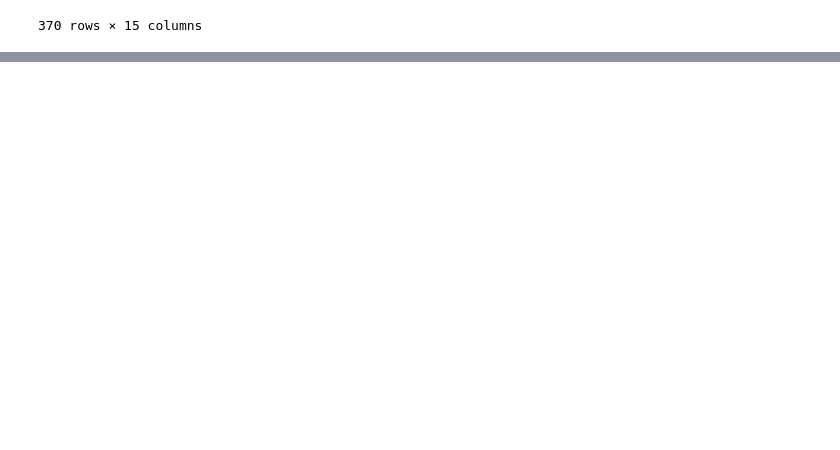
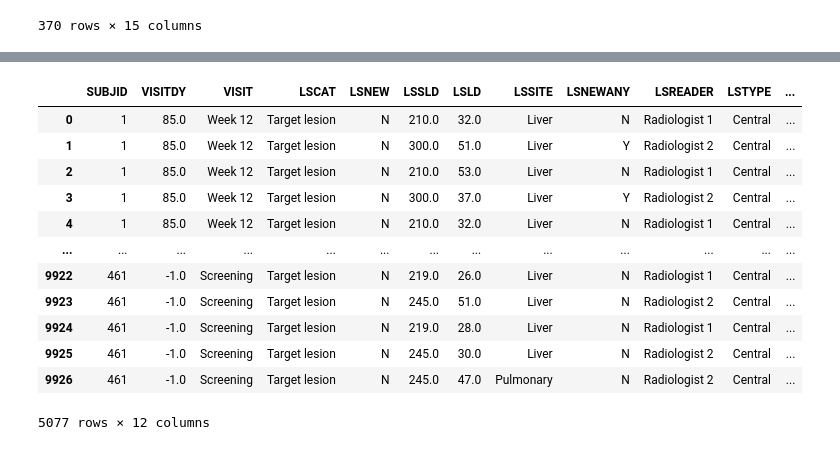
Before and after one commit to jinho3501/Panitumumab, a Jupyter notebook: 진호의 공간/data handling.ipynb, the cells around one changed output, grey strips where cells are left out. Drawn from its saved outputs; the diff is of its cells as text; code cells hidden in the pictures; blank space fills up the shorter version.

```diff
--- a/진호의 공간/data handling.ipynb
+++ b/진호의 공간/data handling.ipynb
@@ -394,0 +533,4 @@ bio_final
+# %%
+import pandas as pd
+
+adls = pd.read_csv('../csv_file/ADLS_PDS2019.csv')
@@ -394,0 +553,19 @@ bio_final
+# %%
+target = adls[adls['LSCAT']=='Target lesion'].copy()
+reader_rank = {'Radiologist 1': 1,'Radiologist 2':2,'Oncologist':3}
+target['_rank'] = target['LSREADER'].map(reader_rank)
+target
+# %% [output]
+|  | SUBJID | VISITDY | VISIT | LSCAT | LSNEW | LSSLD | LSLD | LSSITE | LSNEWANY | LSREADER | LSTYPE | ... |
+| 0 | 1 | 85.0 | Week 12 | Target lesion | N | 210.0 | 32.0 | Liver | N | Radiologist 1 | Central | ... |
+| 1 | 1 | 85.0 | Week 12 | Target lesion | N | 300.0 | 51.0 | Liver | Y | Radiologist 2 | Central | ... |
+| 2 | 1 | 85.0 | Week 12 | Target lesion | N | 210.0 | 53.0 | Liver | N | Radiologist 1 | Central | ... |
+| 3 | 1 | 85.0 | Week 12 | Target lesion | N | 300.0 | 37.0 | Liver | Y | Radiologist 2 | Central | ... |
+| 4 | 1 | 85.0 | Week 12 | Target lesion | N | 210.0 | 32.0 | Liver | N | Radiologist 1 | Central | ... |
+| ... | ... | ... | ... | ... | ... | ... | ... | ... | ... | ... | ... | ... |
+| 9922 | 461 | -1.0 | Screening | Target lesion | N | 219.0 | 26.0 | Liver | N | Radiologist 1 | Central | ... |
+| 9923 | 461 | -1.0 | Screening | Target lesion | N | 245.0 | 51.0 | Liver | N | Radiologist 2 | Central | ... |
+| 9924 | 461 | -1.0 | Screening | Target lesion | N | 219.0 | 28.0 | Liver | N | Radiologist 1 | Central | ... |
+| 9925 | 461 | -1.0 | Screening | Target lesion | N | 245.0 | 30.0 | Liver | N | Radiologist 2 | Central | ... |
+| 9926 | 461 | -1.0 | Screening | Target lesion | N | 245.0 | 47.0 | Pulmonary | N | Radiologist 2 | Central | ... |
+5077 rows × 12 columns
```
Also changed, not shown: parts of 18 cells of this notebook, 5 other files.
